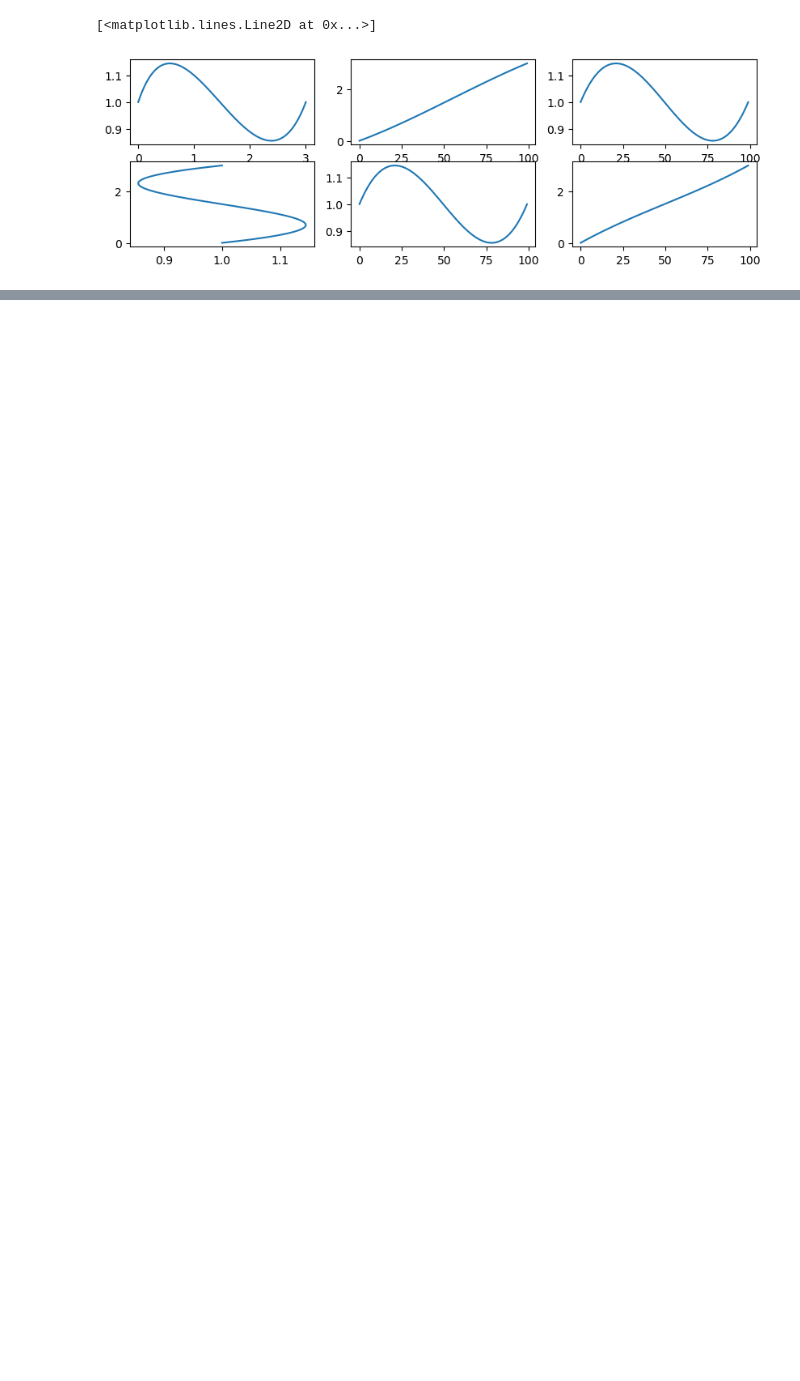
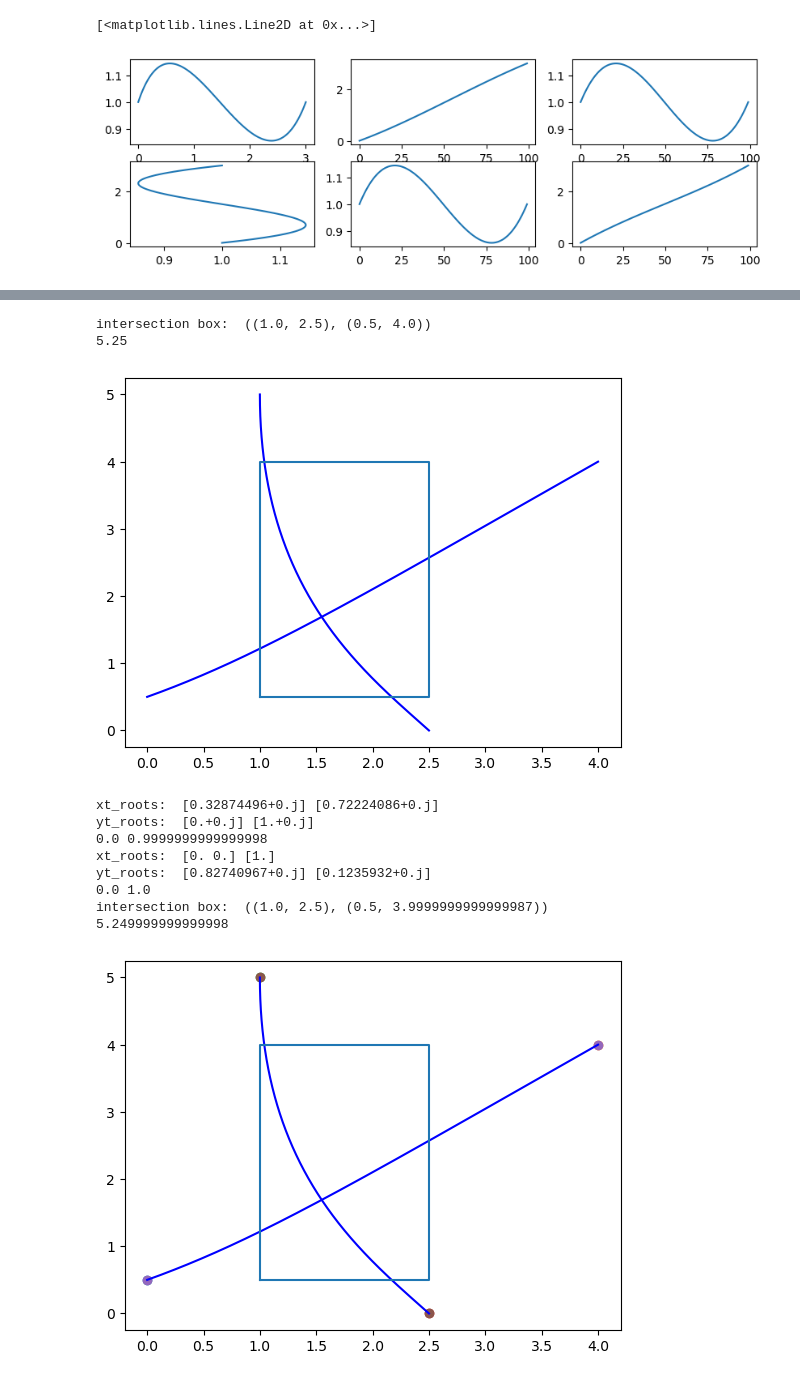
Before and after one commit to apoudel20/python-cbet, a Jupyter notebook: intersection_test.ipynb, the cells around one changed output, grey strips where cells are left out. Cells and saved outputs as stored; diff of their text form; code cells hidden in the pictures; blank space fills up the shorter version.

```diff
--- a/intersection_test.ipynb
+++ b/intersection_test.ipynb
@@ -98,0 +190,21 @@ x_polynomial, y_polynomial = Polynomial(x_polynomial), Polynomial(y_polynomial)
+# %%
+one_curve = bezier.BezierSegment([[0,.5],[1,1.1],[1.9,2],[4,4]])
+other_curve = bezier.BezierSegment([[1,5],[1,2.1],[1.9,0.9],[2.5,0]])
+
+intersection = get_bezier_intersection(one_curve, other_curve, tolerance_area = 1, plot = True)
+plot_bezier_curve(one_curve)
+plot_bezier_curve(other_curve)
+plot_bounding_box(intersection)
+# %% [output]
+intersection box:  ((1.0, 2.5), (0.5, 4.0))
+5.25
+[figure, added]
+xt_roots:  [0.32874496+0.j] [0.72224086+0.j]
+yt_roots:  [0.+0.j] [1.+0.j]
+0.0 0.9999999999999998
+xt_roots:  [0. 0.] [1.]
+yt_roots:  [0.82740967+0.j] [0.1235932+0.j]
+0.0 1.0
+intersection box:  ((1.0, 2.5), (0.5, 3.9999999999999987))
+5.249999999999998
+[figure, added]
```
Also changed, not shown: parts of 8 cells of this notebook, 6 other files.
